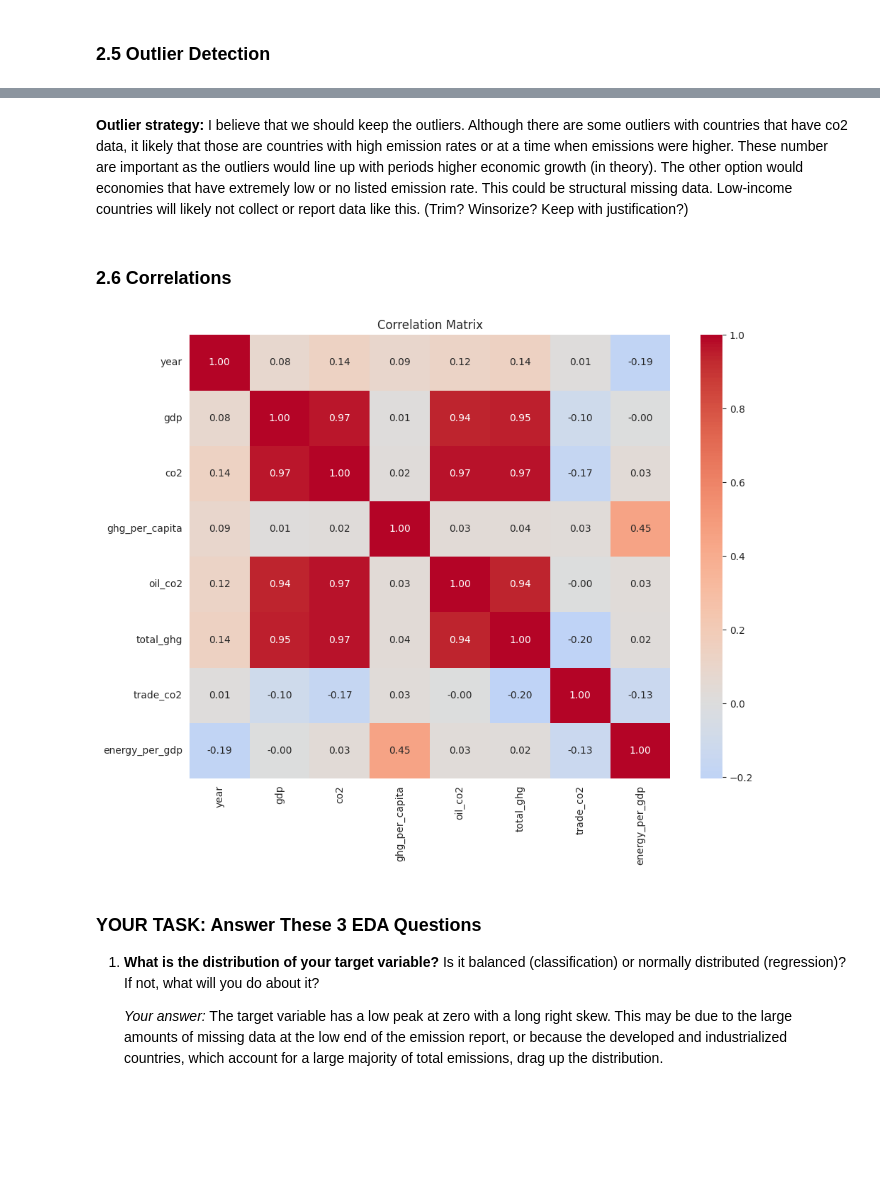
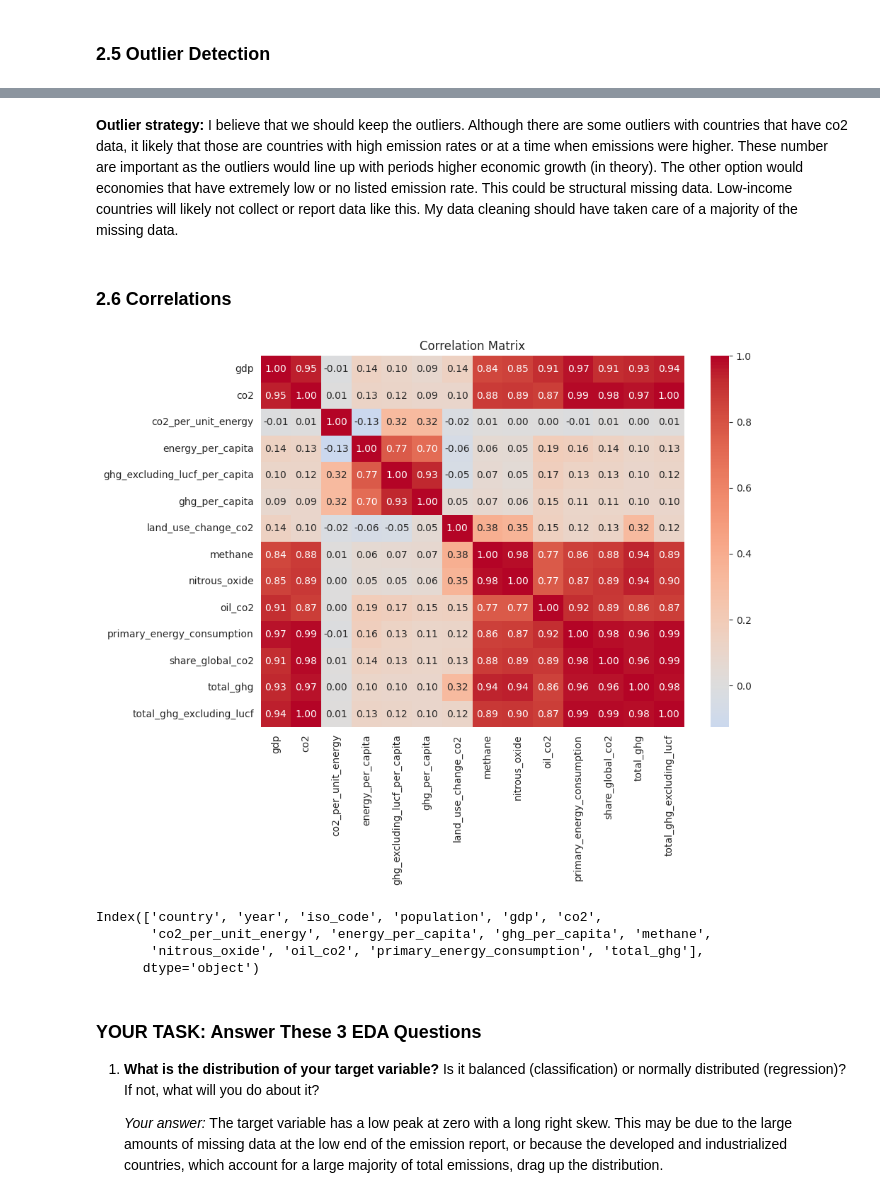
Before and after one commit to aydanali/ECON3916-Stats-and-ML, a Jupyter notebook: FinalProject/3916_final_project_starter.ipynb, the cells around one changed output, grey strips where cells are left out. Saved outputs shown, nothing was run; the diff lists cells and outputs as text; code cells hidden in the pictures; blank space fills up the shorter version.

```diff
--- a/FinalProject/3916_final_project_starter.ipynb
+++ b/FinalProject/3916_final_project_starter.ipynb
@@ -75,12 +71,12 @@ Fill in each blank below. This becomes the opening paragraph of your report.
 # df = pd.read_csv('https://example.com/data.csv')
 
 # Uncomment and modify one of the lines above
-df = pd.read_csv('https://raw.githubusercontent.com/owid/co2-data/refs/heads/master/owid-co2-data.csv')
+df_raw = pd.read_csv('https://raw.githubusercontent.com/owid/co2-data/refs/heads/master/owid-co2-data.csv')
 
 # Quick look
-print(f'Shape: {df.shape}')
-print(f'Columns: {list(df.columns)}')
-df
+print(f'Shape: {df_raw.shape}')
+print(f'Columns: {list(df_raw.columns)}')
+df_raw
 # %% [output]
 Shape: (50411, 79)
 Columns: ['country', 'year', 'iso_code', 'population', 'gdp', 'cement_co2', 'cement_co2_per_capita', 'co2', 'co2_growth_abs', 'co2_growth_prct', 'co2_including_luc', 'co2_including_luc_growth_abs', 'c ...
@@ -173,0 +465,11 @@ Percent of Total Data Missing:  54.25 %
+# %%
+df = clean_owid(df_raw)
+
+# ── Inspect the result ───────────────────────────────────────────────────
+print()
+print('Sample output (first 5 rows):')
+print(df[['country', 'year', 'co2', 'gdp', 'primary_energy_consumption',
+                'total_ghg']].head().to_string(index=False))
+print()
+print('Columns in cleaned DataFrame:')
+print(list(df.columns))
@@ -173,0 +527,2 @@ Percent of Total Data Missing:  54.25 %
+# %%
+df = df[['country', 'year', 'iso_code', 'population', 'gdp', 'co2', 'co2_per_unit_energy', 'coal_co2', 'consumption_co2', 'energy_per_capita', 'ghg_excluding_lucf_per_capita', 'ghg_per_capita', 'land_use_change_co2', 'methane', 'nitrous_oxide', 'oil_co2', 'primary_energy_consumption', 'share_global_co2', 'total_ghg', 'total_ghg_excluding_lucf', 'trade_co2']]
@@ -174,3 +562,7 @@ Percent of Total Data Missing:  54.25 %
+# %%
+ # Dropping columns with more than 25% missing data (top 3: trade_co2, consumption co2, coal co2)
+
+df = df[['country', 'year', 'iso_code', 'population', 'gdp', 'co2', 'co2_per_unit_energy', 'energy_per_capita', 'ghg_excluding_lucf_per_capita', 'ghg_per_capita', 'land_use_change_co2', 'methane', 'nitrous_oxide', 'oil_co2', 'primary_energy_consumption', 'share_global_co2', 'total_ghg', 'total_ghg_excluding_lucf']]
 # %% [markdown]
 ### 2.4 Distribution Plots
 # %%
@@ -219,25 +651,33 @@ co2: 5229 outliers (10.4%)
 # %% [markdown]
-**Outlier strategy:** I believe that we should keep the outliers. Although there are some outliers with countries that have co2 data, it likely that those are countries with high emission rates or at a time when emissions were higher. These number are important as the outliers would line up with periods higher economic growth (in theory). The other option would economies that have extremely low or no listed emission rate. This could be structural missing data. Low-income countries will likely not collect or report data like this.
-(Trim? Winsorize? Keep with justification?)
+**Outlier strategy:** I believe that we should keep the outliers. Although there are some outliers with countries that have co2 data, it likely that those are countries with high emission rates or at a time when emissions were higher. These number are important as the outliers would line up with periods higher economic growth (in theory). The other option would economies that have extremely low or no listed emission rate. This could be structural missing data. Low-income countries will likely not collect or report data like this. My data cleaning should have taken care of a majority of the missing data.
 # %% [markdown]
 ### 2.6 Correlations
 # %%
 # ============================================================
 # 2.6 Correlation heatmap (Ch 3)
 # ============================================================
 
-df_corr = df[['year', 'gdp', 'co2', 'ghg_per_capita', 'oil_co2', 'total_ghg', 'trade_co2', 'energy_per_gdp']]
+df_corr = df[['gdp', 'co2', 'co2_per_unit_energy', 'energy_per_capita', 'ghg_excluding_lucf_per_capita', 'ghg_per_capita', 'land_use_change_co2', 'methane', 'nitrous_oxide', 'oil_co2', 'primary_energy_consumption', 'share_global_co2', 'total_ghg', 'total_ghg_excluding_lucf']]
 
 numeric_cols = df_corr.select_dtypes(include=[np.number]).columns
 corr_matrix = df_corr[numeric_cols].corr()
 
 plt.figure(figsize=(10, 8))
 sns.heatmap(corr_matrix, annot=True, cmap='coolwarm', center=0, fmt='.2f')
 plt.title('Correlation Matrix')
 plt.tight_layout()
 plt.show()
 # %% [output]
-[figure, old version]
+[figure, new version]
+# %%
+ # Dropping redudant variables
+df = df.drop(columns=['total_ghg_excluding_lucf', 'ghg_excluding_lucf_per_capita', 'share_global_co2', 'land_use_change_co2'])
+df.columns
+# %% [output]
+Index(['country', 'year', 'iso_code', 'population', 'gdp', 'co2',
+       'co2_per_unit_energy', 'energy_per_capita', 'ghg_per_capita', 'methane',
+       'nitrous_oxide', 'oil_co2', 'primary_energy_consumption', 'total_ghg'],
+      dtype='object')
 # %% [markdown]
 ### YOUR TASK: Answer These 3 EDA Questions
 
```
Also changed, not shown: parts of 34 cells of this notebook.
